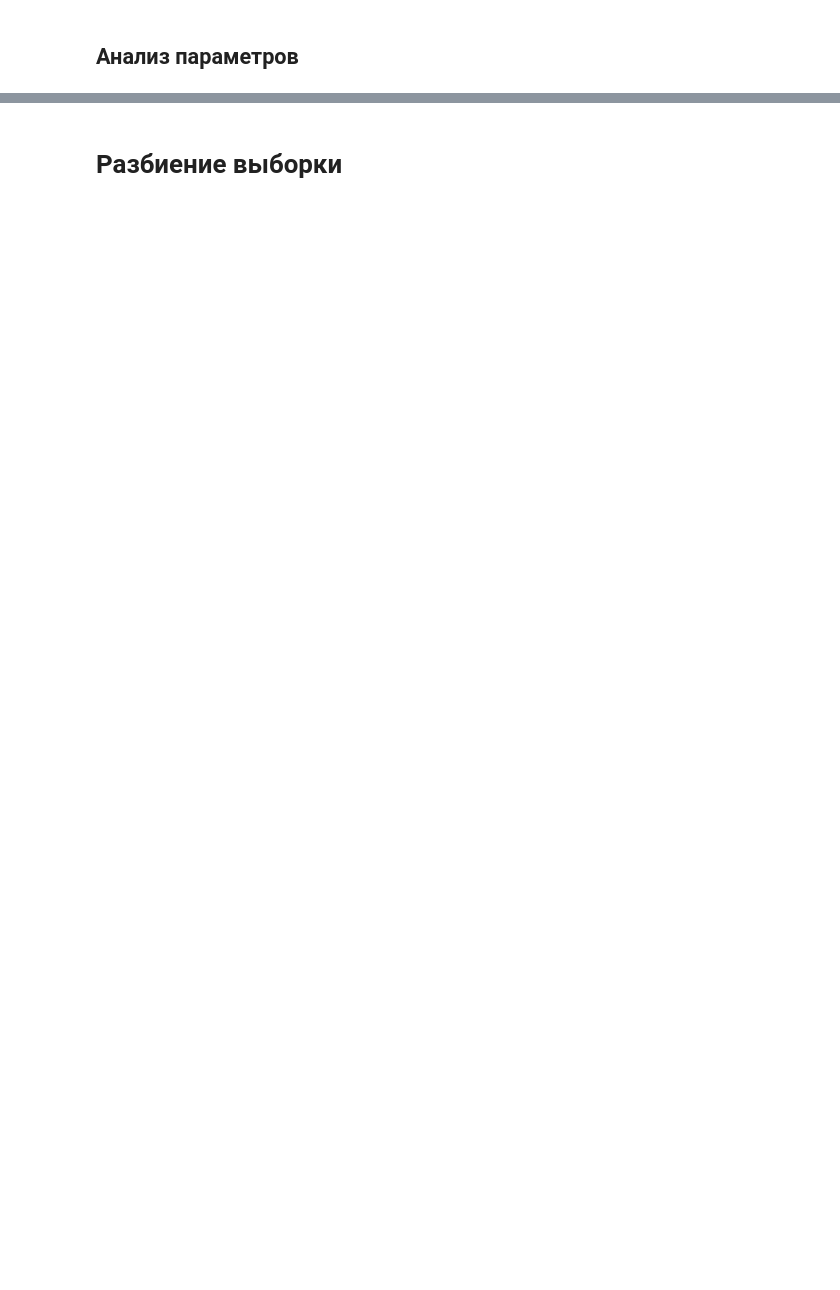
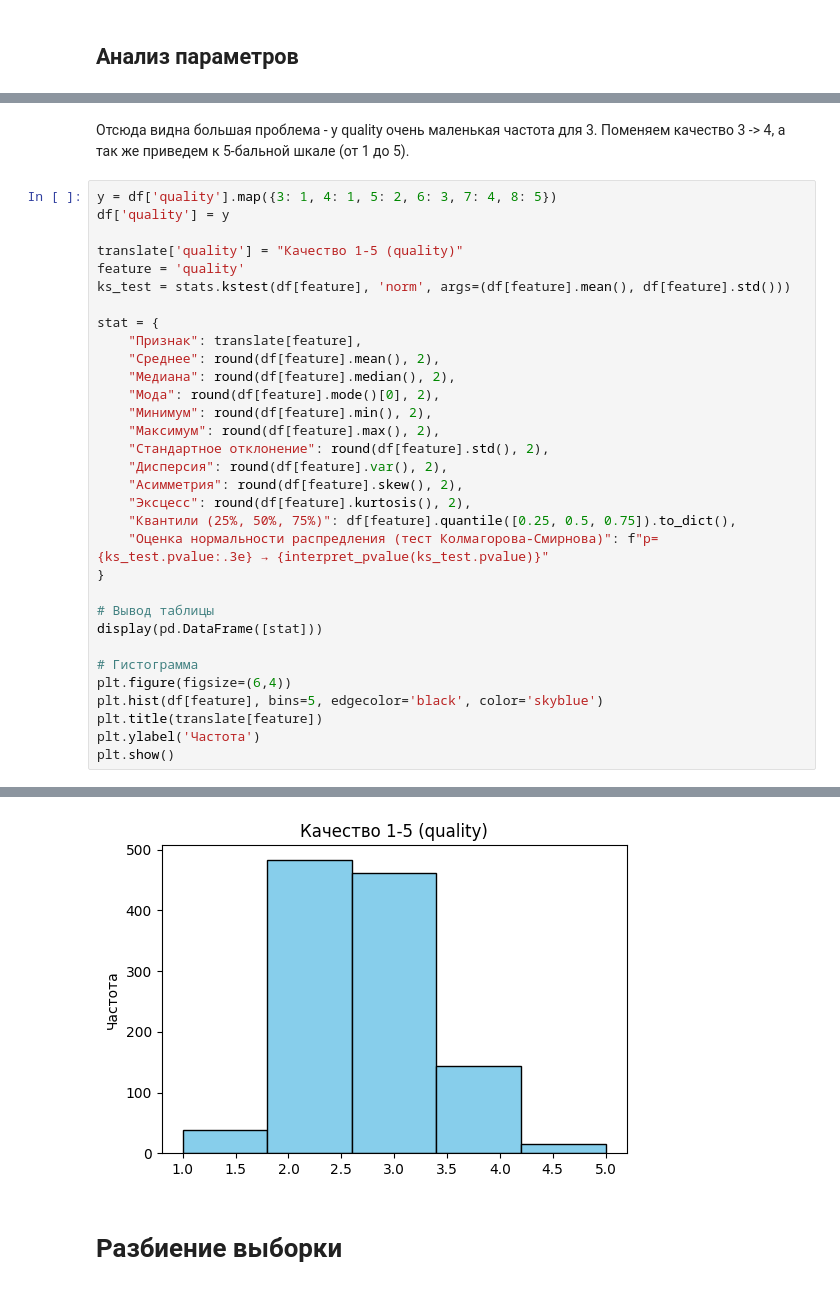
Before and after one commit to olesya1119/ML, a Jupyter notebook: lab3/notebook.ipynb, the cells around one changed output, grey strips where cells are left out. Saved outputs shown, nothing was run; the diff lists cells and outputs as text; blank space fills up the shorter version.

```diff
--- a/lab3/notebook.ipynb
+++ b/lab3/notebook.ipynb
@@ -417,0 +139,35 @@ print_stats(df, "quality", 5)
+# %% [markdown]
+Отсюда видна большая проблема - у quality очень маленькая частота для 3. Поменяем качество 3 -> 4, а так же приведем к 5-бальной шкале (от 1 до 5).
+# %%
+y = df['quality'].map({3: 1, 4: 1, 5: 2, 6: 3, 7: 4, 8: 5})
+df['quality'] = y
+
+translate['quality'] = "Качество 1-5 (quality)"
+feature = 'quality'
+ks_test = stats.kstest(df[feature], 'norm', args=(df[feature].mean(), df[feature].std()))
+
+stat = {
+    "Признак": translate[feature],
+    "Среднее": round(df[feature].mean(), 2),
+    "Медиана": round(df[feature].median(), 2),
+    "Мода": round(df[feature].mode()[0], 2),
+    "Минимум": round(df[feature].min(), 2),
+    "Максимум": round(df[feature].max(), 2),
+    "Стандартное отклонение": round(df[feature].std(), 2),
+    "Дисперсия": round(df[feature].var(), 2),
+    "Асимметрия": round(df[feature].skew(), 2),
+    "Эксцесс": round(df[feature].kurtosis(), 2),
+    "Квантили (25%, 50%, 75%)": df[feature].quantile([0.25, 0.5, 0.75]).to_dict(),
+    "Оценка нормальности распредления (тест Колмагорова-Смирнова)": f"p={ks_test.pvalue:.3e} → {interpret_pvalue(ks_test.pvalue)}"
+}
+
+# Вывод таблицы
+display(pd.DataFrame([stat]))
+
+# Гистограмма
+plt.figure(figsize=(6,4))
+plt.hist(df[feature], bins=5, edgecolor='black', color='skyblue')
+plt.title(translate[feature])
+plt.ylabel('Частота')
+plt.show()
+# %% [output]
@@ -418,2 +176,3 @@ print_stats(df, "quality", 5)
+[figure, added]
 # %% [markdown]
 # Разбиение выборки
```
Also changed, not shown: parts of 34 cells of this notebook, 3 other files.
